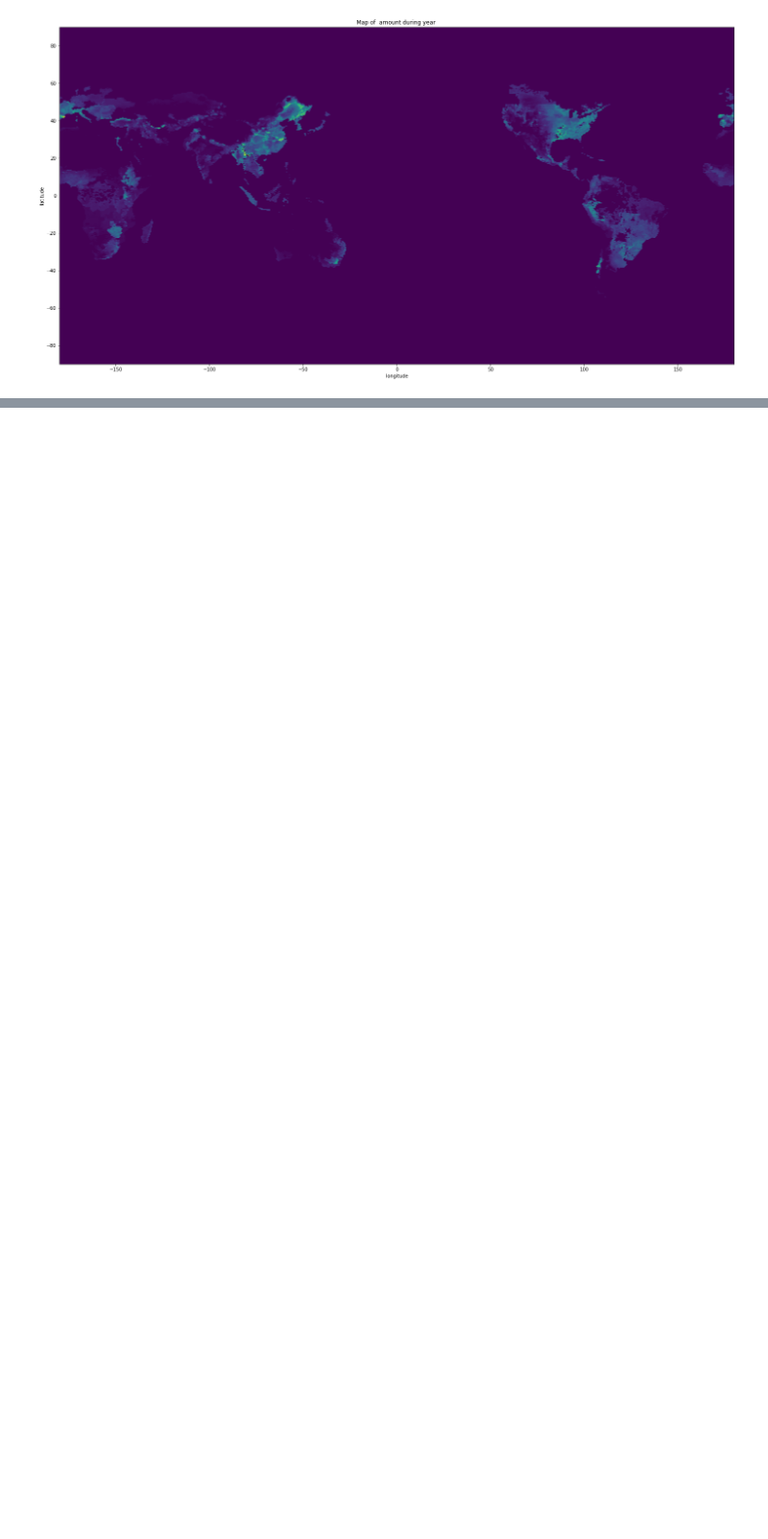
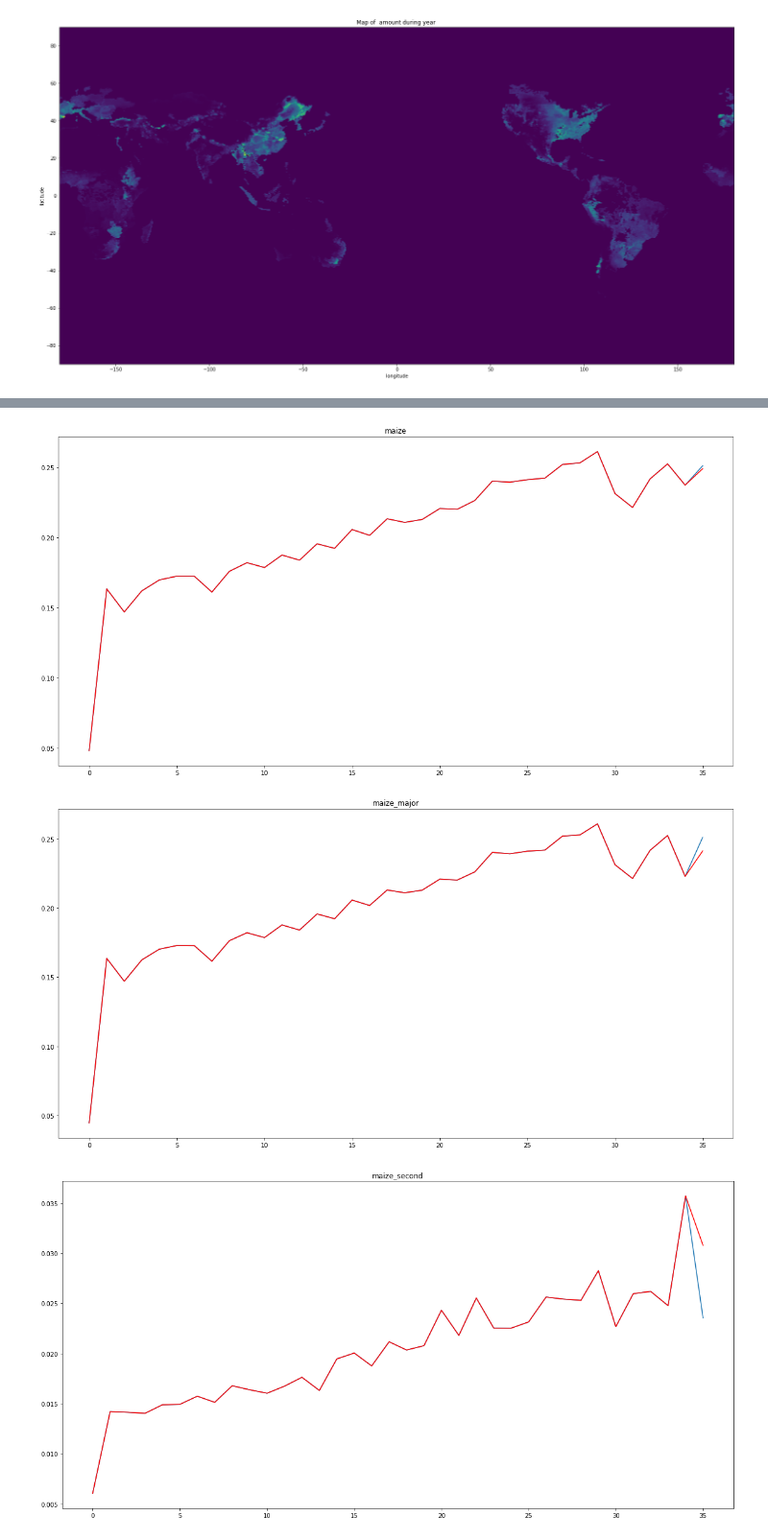
Before and after one commit to pprablanc/crops-cereal-analysis, a Jupyter notebook: analyses.ipynb, the cells around one changed output, grey strips where cells are left out. Shown at 96% size. Cells and saved outputs as stored; diff of their text form; code cells hidden in the pictures; blank space fills up the shorter version.

```diff
--- a/analyses.ipynb
+++ b/analyses.ipynb
@@ -235,0 +344,18 @@ plot_var(df['var'].apply(lambda var: var.data).mean())
+# %%
+# Predict last year based on all previous years
+
+for c in df['cereal'].unique():
+    series = np.array(df_by_cereal.get_group(c)['var_mean'])
+
+    model = ARIMA(series[:-1], order=(2,1,1))
+    predicted_value = model.fit().forecast()
+    series_predicted = series.copy()
+    series_predicted[-1] = predicted_value
+    fig = plt.figure(figsize=(20,10))
+    plt.title(c)
+    plt.plot(series)
+    plt.plot(series_predicted, 'r')
+# %% [output]
+[figure, added]
+[figure, added]
+[figure, added]
```
Also changed, not shown: parts of 11 cells of this notebook, 1 other file.
